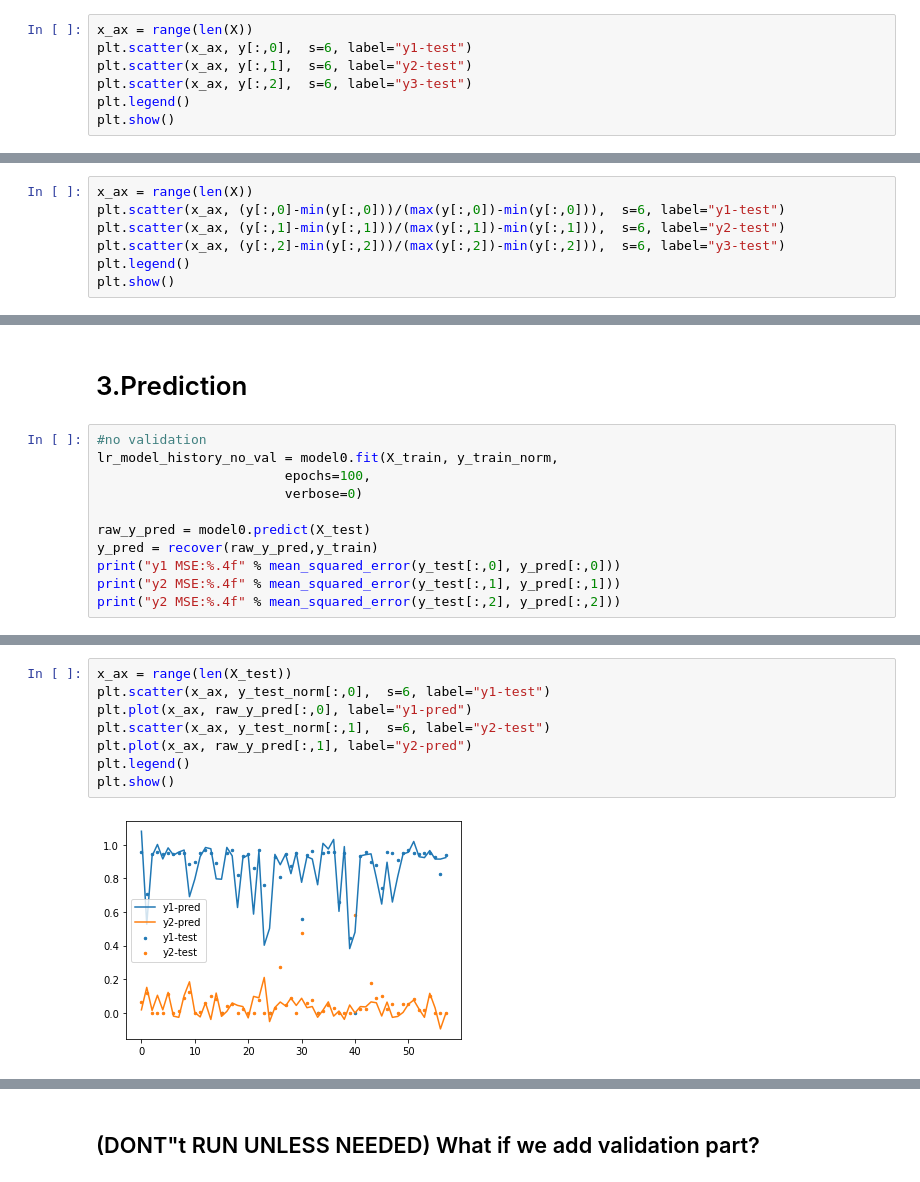
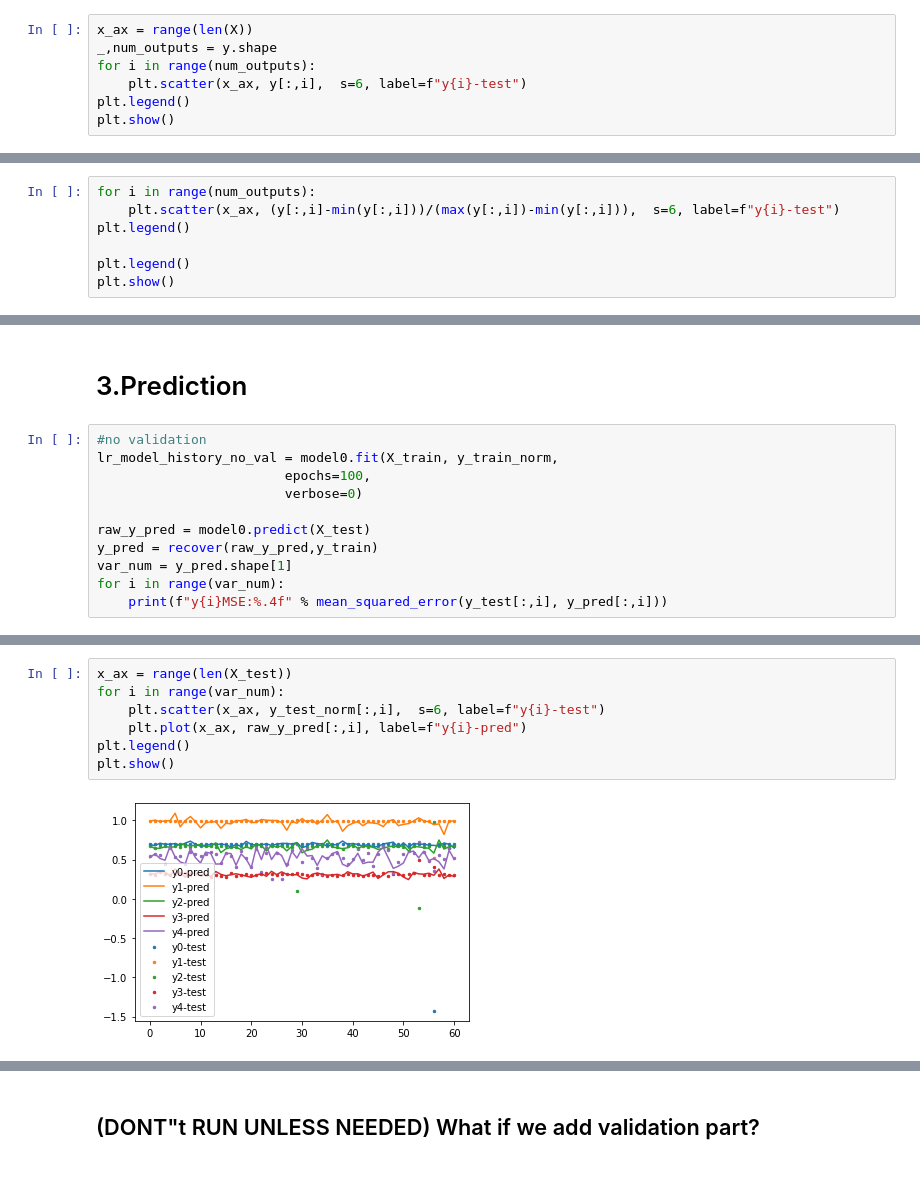
Before and after one commit to zuyeyang/Stanford_Battery_Project, a Jupyter notebook: Final_Project_Git_Code/B_notebook.ipynb, the cells around one changed output, grey strips where cells are left out. Cells and saved outputs as stored; diff of their text form.

```diff
--- a/Final_Project_Git_Code/B_notebook.ipynb
+++ b/Final_Project_Git_Code/B_notebook.ipynb
@@ -49,9 +94,9 @@ y_with_key = np.append(y, y_matrix_key, axis = 1)
 ## 1.3 Y visualization -> Linear Scaling
 # %%
 x_ax = range(len(X))
-plt.scatter(x_ax, y[:,0],  s=6, label="y1-test")
-plt.scatter(x_ax, y[:,1],  s=6, label="y2-test")
-plt.scatter(x_ax, y[:,2],  s=6, label="y3-test")
+_,num_outputs = y.shape
+for i in range(num_outputs):
+    plt.scatter(x_ax, y[:,i],  s=6, label=f"y{i}-test")
 plt.legend()
 plt.show()
 # %% [output]
@@ -59,7 +103,0 @@ plt.show()
-# %%
-x_ax = range(len(X))
-plt.scatter(x_ax, (y[:,0]-min(y[:,0]))/(max(y[:,0])-min(y[:,0])),  s=6, label="y1-test")
-plt.scatter(x_ax, (y[:,1]-min(y[:,1]))/(max(y[:,1])-min(y[:,1])),  s=6, label="y2-test")
-plt.scatter(x_ax, (y[:,2]-min(y[:,2]))/(max(y[:,2])-min(y[:,2])),  s=6, label="y3-test")
-plt.legend()
-plt.show()
@@ -67,0 +104,7 @@ plt.show()
+# %%
+for i in range(num_outputs):
+    plt.scatter(x_ax, (y[:,i]-min(y[:,i]))/(max(y[:,i])-min(y[:,i])),  s=6, label=f"y{i}-test")
+plt.legend()
+
+plt.legend()
+plt.show()
@@ -132,7 +170,7 @@ lr_model_history_no_val = model0.fit(X_train, y_train_norm,
 
 raw_y_pred = model0.predict(X_test)
 y_pred = recover(raw_y_pred,y_train)
-print("y1 MSE:%.4f" % mean_squared_error(y_test[:,0], y_pred[:,0]))
-print("y2 MSE:%.4f" % mean_squared_error(y_test[:,1], y_pred[:,1]))
-print("y2 MSE:%.4f" % mean_squared_error(y_test[:,2], y_pred[:,2]))
+var_num = y_pred.shape[1]
+for i in range(var_num):
+    print(f"y{i}MSE:%.4f" % mean_squared_error(y_test[:,i], y_pred[:,i]))
 # %% [output]
@@ -146,10 +182,9 @@ y2 MSE:0.0025
 # %%
 x_ax = range(len(X_test))
-plt.scatter(x_ax, y_test_norm[:,0],  s=6, label="y1-test")
-plt.plot(x_ax, raw_y_pred[:,0], label="y1-pred")
-plt.scatter(x_ax, y_test_norm[:,1],  s=6, label="y2-test")
-plt.plot(x_ax, raw_y_pred[:,1], label="y2-pred")
+for i in range(var_num):
+    plt.scatter(x_ax, y_test_norm[:,i],  s=6, label=f"y{i}-test")
+    plt.plot(x_ax, raw_y_pred[:,i], label=f"y{i}-pred")
 plt.legend()
 plt.show()
 # %% [output]
-[figure, old version]
+[figure, new version]
```
Also changed, not shown: parts of 24 cells of this notebook.
